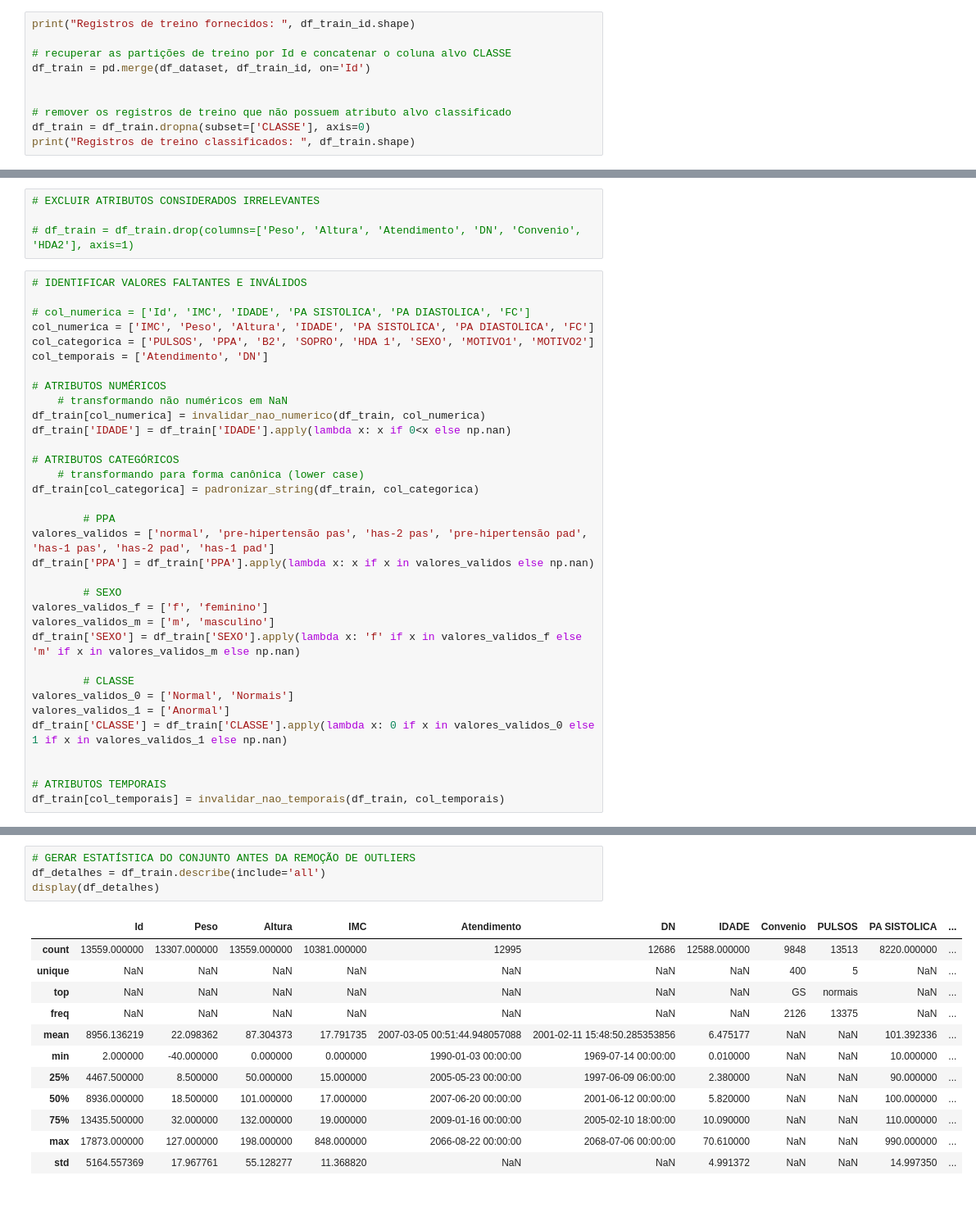
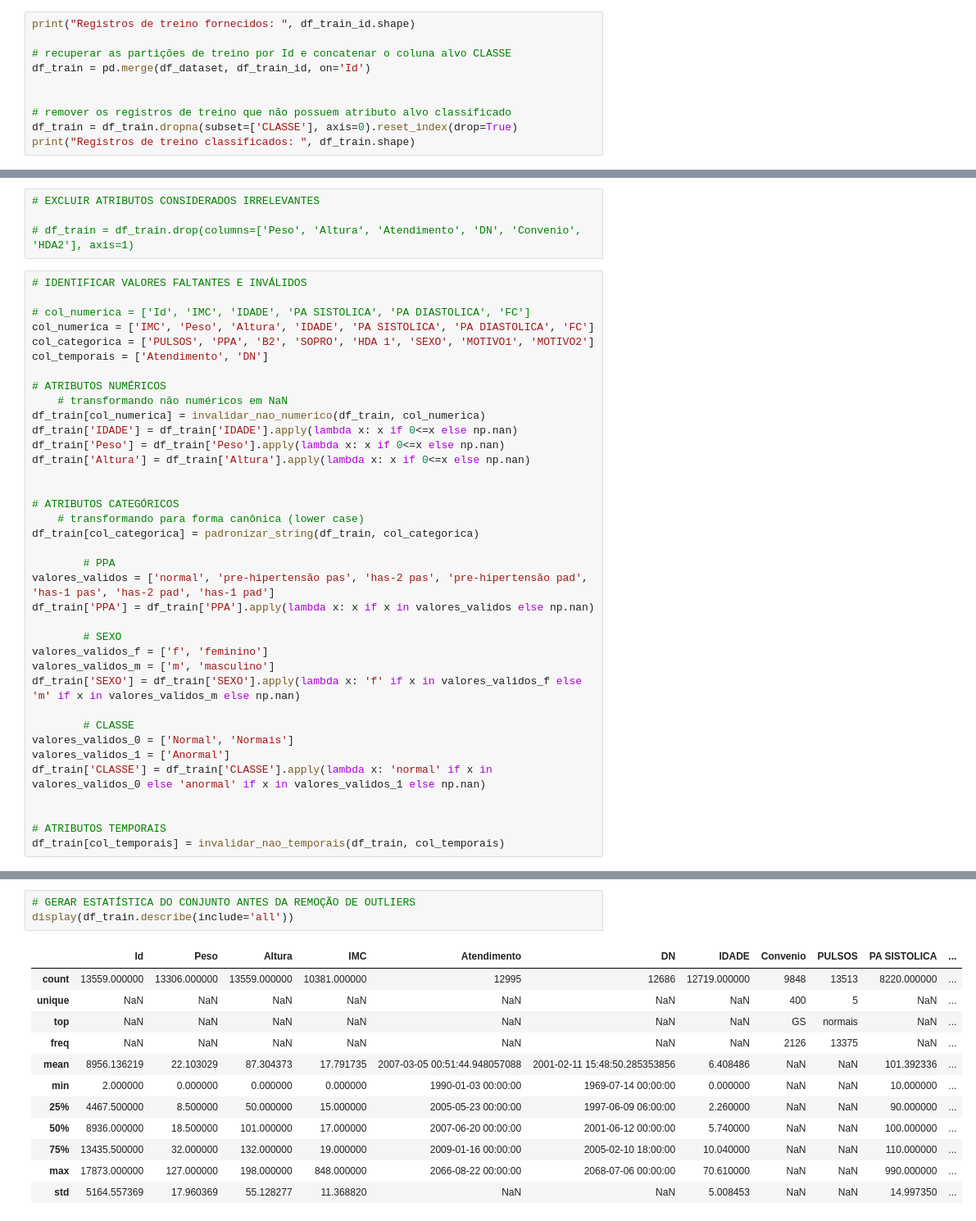
Before and after one commit to lauranaomiseto/projeto-AM, a Jupyter notebook: main.ipynb, the cells around one changed output, grey strips where cells are left out. Shown at 82% size. Drawn from its saved outputs; the diff is of its cells as text.

```diff
--- a/main.ipynb
+++ b/main.ipynb
@@ -179,7 +179,7 @@ df_train = pd.merge(df_dataset, df_train_id, on='Id')
 
 
 # remover os registros de treino que não possuem atributo alvo classificado
-df_train = df_train.dropna(subset=['CLASSE'], axis=0)
+df_train = df_train.dropna(subset=['CLASSE'], axis=0).reset_index(drop=True)
 print("Registros de treino classificados: ", df_train.shape)
 # %% [output]
 Registros de treino fornecidos:  (14727, 2)
@@ -240,7 +255,10 @@ col_temporais = ['Atendimento', 'DN']
 # ATRIBUTOS NUMÉRICOS
     # transformando não numéricos em NaN
 df_train[col_numerica] = invalidar_nao_numerico(df_train, col_numerica)
-df_train['IDADE'] = df_train['IDADE'].apply(lambda x: x if 0<x else np.nan)
+df_train['IDADE'] = df_train['IDADE'].apply(lambda x: x if 0<=x else np.nan)
+df_train['Peso'] = df_train['Peso'].apply(lambda x: x if 0<=x else np.nan)
+df_train['Altura'] = df_train['Altura'].apply(lambda x: x if 0<=x else np.nan)
+
 
 # ATRIBUTOS CATEGÓRICOS
     # transformando para forma canônica (lower case)
@@ -258,7 +276,7 @@ df_train['SEXO'] = df_train['SEXO'].apply(lambda x: 'f' if x in valores_validos_
         # CLASSE
 valores_validos_0 = ['Normal', 'Normais']
 valores_validos_1 = ['Anormal']
-df_train['CLASSE'] = df_train['CLASSE'].apply(lambda x: 0 if x in valores_validos_0 else 1 if x in valores_validos_1 else np.nan)
+df_train['CLASSE'] = df_train['CLASSE'].apply(lambda x: 'normal' if x in valores_validos_0 else 'anormal' if x in valores_validos_1 else np.nan)
 
 
 # ATRIBUTOS TEMPORAIS
@@ -266,18 +303,17 @@ df_train[col_temporais] = invalidar_nao_temporais(df_train, col_temporais)
 # %%
 # GERAR ESTATÍSTICA DO CONJUNTO ANTES DA REMOÇÃO DE OUTLIERS
-df_detalhes = df_train.describe(include='all')
-display(df_detalhes)
+display(df_train.describe(include='all'))
 # %% [output]
 |  | Id | Peso | Altura | IMC | Atendimento | DN | IDADE | Convenio | PULSOS | PA SISTOLICA | ... |
-| count | 13559.000000 | 13307.000000 | 13559.000000 | 10381.000000 | 12995 | 12686 | 12588.000000 | 9848 | 13513 | 8220.000000 | ... |
+| count | 13559.000000 | 13306.000000 | 13559.000000 | 10381.000000 | 12995 | 12686 | 12719.000000 | 9848 | 13513 | 8220.000000 | ... |
 | unique | NaN | NaN | NaN | NaN | NaN | NaN | NaN | 400 | 5 | NaN | ... |
 | top | NaN | NaN | NaN | NaN | NaN | NaN | NaN | GS | normais | NaN | ... |
 | freq | NaN | NaN | NaN | NaN | NaN | NaN | NaN | 2126 | 13375 | NaN | ... |
-| mean | 8956.136219 | 22.098362 | 87.304373 | 17.791735 | 2007-03-05 00:51:44.948057088 | 2001-02-11 15:48:50.285353856 | 6.475177 | NaN | NaN | 101.392336 | ... |
-| min | 2.000000 | -40.000000 | 0.000000 | 0.000000 | 1990-01-03 00:00:00 | 1969-07-14 00:00:00 | 0.010000 | NaN | NaN | 10.000000 | ... |
-| 25% | 4467.500000 | 8.500000 | 50.000000 | 15.000000 | 2005-05-23 00:00:00 | 1997-06-09 06:00:00 | 2.380000 | NaN | NaN | 90.000000 | ... |
-| 50% | 8936.000000 | 18.500000 | 101.000000 | 17.000000 | 2007-06-20 00:00:00 | 2001-06-12 00:00:00 | 5.820000 | NaN | NaN | 100.000000 | ... |
-| 75% | 13435.500000 | 32.000000 | 132.000000 | 19.000000 | 2009-01-16 00:00:00 | 2005-02-10 18:00:00 | 10.090000 | NaN | NaN | 110.000000 | ... |
+| mean | 8956.136219 | 22.103029 | 87.304373 | 17.791735 | 2007-03-05 00:51:44.948057088 | 2001-02-11 15:48:50.285353856 | 6.408486 | NaN | NaN | 101.392336 | ... |
+| min | 2.000000 | 0.000000 | 0.000000 | 0.000000 | 1990-01-03 00:00:00 | 1969-07-14 00:00:00 | 0.000000 | NaN | NaN | 10.000000 | ... |
+| 25% | 4467.500000 | 8.500000 | 50.000000 | 15.000000 | 2005-05-23 00:00:00 | 1997-06-09 06:00:00 | 2.260000 | NaN | NaN | 90.000000 | ... |
+| 50% | 8936.000000 | 18.500000 | 101.000000 | 17.000000 | 2007-06-20 00:00:00 | 2001-06-12 00:00:00 | 5.740000 | NaN | NaN | 100.000000 | ... |
+| 75% | 13435.500000 | 32.000000 | 132.000000 | 19.000000 | 2009-01-16 00:00:00 | 2005-02-10 18:00:00 | 10.040000 | NaN | NaN | 110.000000 | ... |
 | max | 17873.000000 | 127.000000 | 198.000000 | 848.000000 | 2066-08-22 00:00:00 | 2068-07-06 00:00:00 | 70.610000 | NaN | NaN | 990.000000 | ... |
-| std | 5164.557369 | 17.967761 | 55.128277 | 11.368820 | NaN | NaN | 4.991372 | NaN | NaN | 14.997350 | ... |
+| std | 5164.557369 | 17.960369 | 55.128277 | 11.368820 | NaN | NaN | 5.008453 | NaN | NaN | 14.997350 | ... |
 11 rows × 21 columns
```
Also changed, not shown: parts of 20 cells of this notebook.
